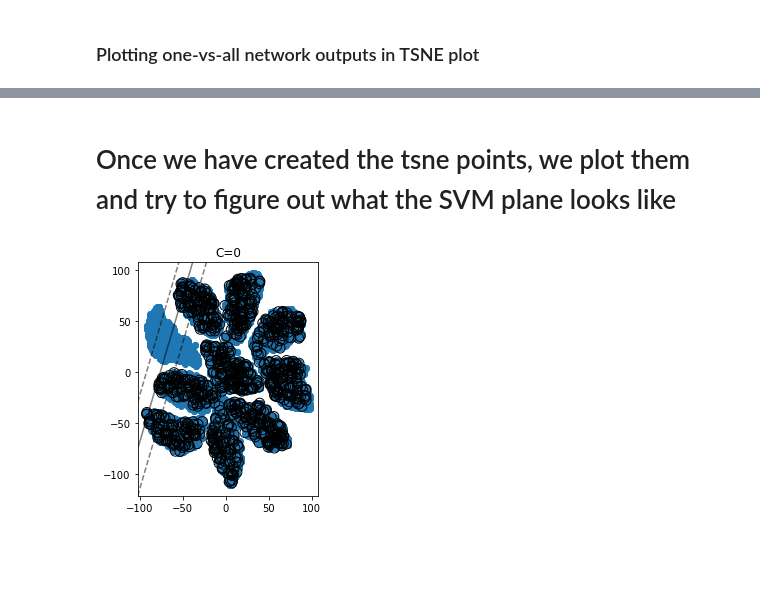
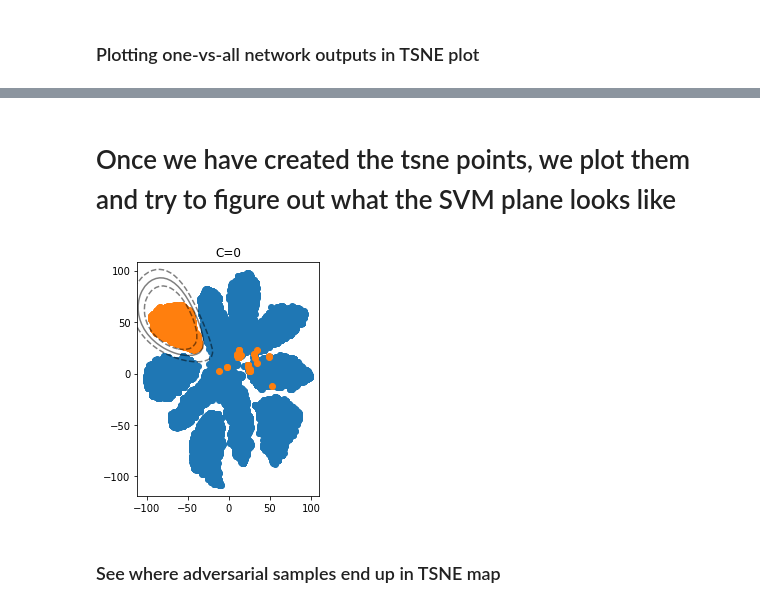
Before and after one commit to aranganath/Adversarial, a Jupyter notebook: one-vs-all-SVMs.ipynb, the cells around one changed output, grey strips where cells are left out. Cells and saved outputs as stored; diff of their text form; code cells hidden in the pictures; blank space fills up the shorter version.

Commit message:
Modified SVM boundary to better capture data and plotted adversarial samples on TSNE plot with SVM boundary.

```diff
--- a/one-vs-all-SVMs.ipynb
+++ b/one-vs-all-SVMs.ipynb
@@ -184,7 +184,7 @@ for i in range(10):
     adv_digits.append(fast_gradient_method(model, torch.from_numpy(digits[i]), eps, np.inf).detach().numpy())
     adv_digits_test.append(fast_gradient_method(model, torch.from_numpy(test_digits[i]), eps, np.inf).detach().numpy())
 # %%
-def one_vs_all_digits(data, labels, network, digit):
+def one_vs_all_network_outputs(data, labels, network, digit):
     """ Function to return the network outputs of images belonging to a particular digit
         vs network outputs of images belonging to all other classes. Images of the digit
         passed in as the fourth parameter are labeled 1 and images of all other digits
@@ -213,9 +213,9 @@ def one_vs_all_digits(data, labels, network, digit):
 
     return network_outputs, labels
 # %%
-digit = 0
-train, train_labels = one_vs_all_digits(X_train, y_train, model, digit)
-test, test_labels = one_vs_all_digits(X_test, y_test, model, digit)
+curr_digit = 0
+train, train_labels = one_vs_all_network_outputs(X_train, y_train, model, curr_digit)
+test, test_labels = one_vs_all_network_outputs(X_test, y_test, model, curr_digit)
 # %% [markdown]
 ### Plotting one-vs-all network outputs in TSNE plot
 # %%
@@ -262,49 +235,60 @@ for digit in range(10):
+# %% [markdown]
+# Once we have created the tsne points, we plot them and try to figure out what the SVM plane looks like
 # %%
 from sklearn.svm import LinearSVC, SVC
 # %%
 tsne = TSNE(n_components=2, perplexity = 50, n_iter = 2000)
 
-train, train_labels = one_vs_all_digits(X_train, y_train, model, digit)
-test, test_labels = one_vs_all_digits(X_test, y_test, model, digit)
-tsne_points = tsne.fit_transform(train)
-tsne_test = tsne.fit_transform(test)
+train, train_labels = one_vs_all_network_outputs(X_train, y_train, model, curr_digit)
+#test, test_labels = one_vs_all_network_outputs(X_test, y_test, model, digit)
+tsne_train_points = tsne.fit_transform(train)
+#tsne_test_points = tsne.fit_transform(test)
-# %% [markdown]
-# Once we have created the tsne points, we plot them and try to figure out what the SVM plane looks like
 # %%
-linear_clf = LinearSVC(loss='hinge', random_state=42, C=100, max_iter = 1e8).fit(tsne_points, train_labels)
-decision_function = linear_clf.decision_function(tsne_test)
+# rbf kernel seems to both classify the points best and encircle the cluster effectively
+#clf = LinearSVC(loss='hinge', random_state=42, max_iter = 1e5).fit(tsne_train_points, train_labels)
+#clf = SVC(kernel='poly', degree=3, C=1, random_state=42, max_iter = 1e5).fit(tsne_train_points, train_labels)
+clf = SVC(kernel='rbf', C=1, random_state=42, max_iter = 1e5).fit(tsne_train_points, train_labels)
+#clf = SVC(kernel='sigmoid', C=1, random_state=42, max_iter = 1e5).fit(tsne_train_points, train_labels)
+
+decision_function = clf.decision_function(tsne_train_points)
 support_vector_indices = np.where(np.abs(decision_function) <= 1 + 1e-15)[0]
-support_vectors = tsne_points[support_vector_indices]
+support_vectors = tsne_train_points[support_vector_indices]
+
+other_digits_idx = np.where(train_labels == 0)
+current_digit_idx = np.where(train_labels == 1)
+
 plt.subplot(1, 2, 1)
-plt.scatter(tsne_points[:, 0], tsne_points[:, 1], cmap=plt.cm.Paired)
+plt.scatter(tsne_train_points[other_digits_idx, 0], tsne_train_points[other_digits_idx, 1])#, cmap=plt.cm.Paired)
+plt.scatter(tsne_train_points[current_digit_idx, 0], tsne_train_points[current_digit_idx, 1])#, cmap=plt.cm.Paired)
 ax = plt.gca()
 xlim = ax.get_xlim()
 ylim = ax.get_ylim()
 xx, yy = np.meshgrid(
     np.linspace(xlim[0], xlim[1], 50), np.linspace(ylim[0], ylim[1], 50)
 )
-Z = linear_clf.decision_function(np.c_[xx.ravel(), yy.ravel()])
+
+Z = clf.decision_function(np.c_[xx.ravel(), yy.ravel()])
 Z = Z.reshape(xx.shape)
 plt.contour(
     xx,
     yy,
     Z,
     colors="k",
     levels=[-1, 0, 1],
     alpha=0.5,
     linestyles=["--", "-", "--"],
 )
-plt.scatter(
-    support_vectors[:, 0],
-    support_vectors[:, 1],
-    s=100,
-    linewidth=1,
-    facecolors="none",
-    edgecolors="k",
-)
+# plt.scatter(
+#     support_vectors[:, 0],
+#     support_vectors[:, 1],
+#     s=100,
+#     linewidth=1,
+#     facecolors="none",
+#     edgecolors="k",
+# )
 plt.title("C=" + str(0))
 
 plt.tight_layout()
 plt.show()
 # %% [output]
-[figure, old version]
+[figure, new version]
@@ -316,0 +295,2 @@ plt.show()
+# %% [markdown]
+### See where adversarial samples end up in TSNE map
```
Also changed, not shown: parts of 12 cells of this notebook, 10 other files.
